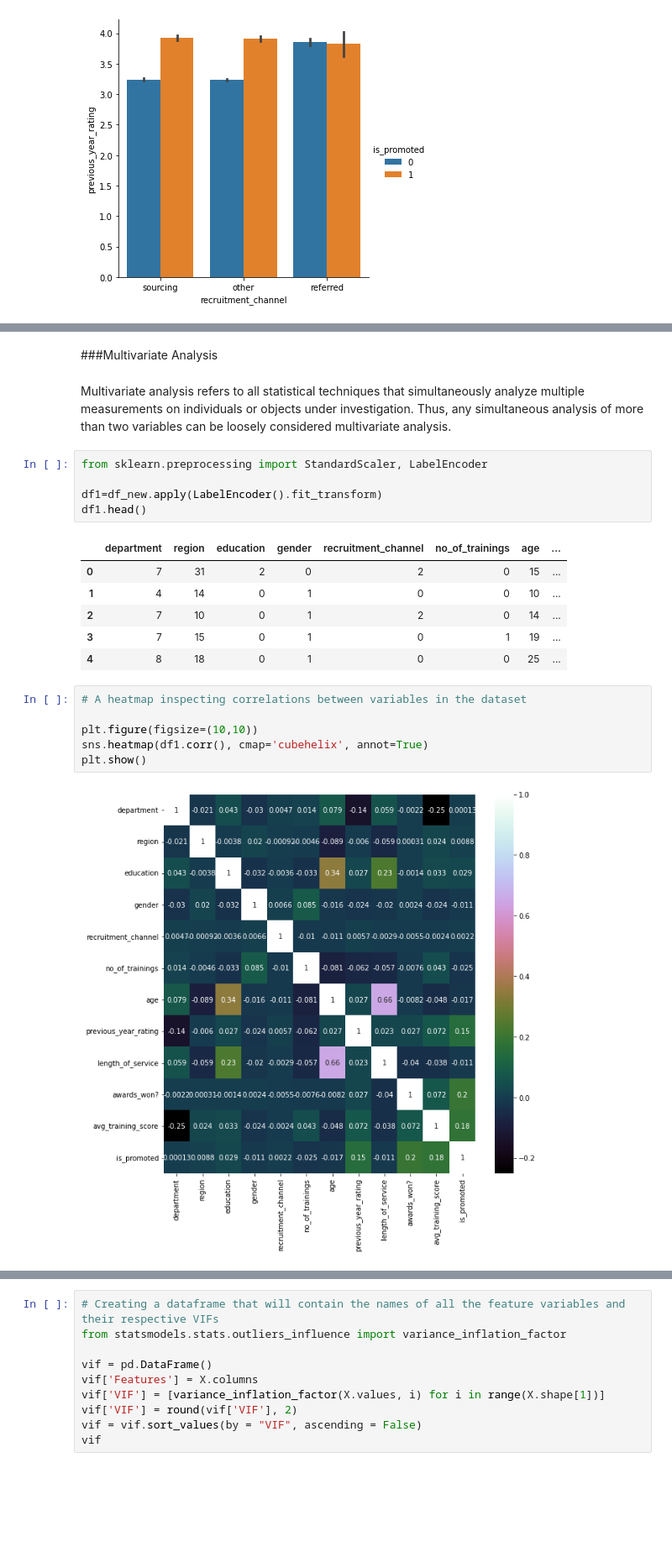
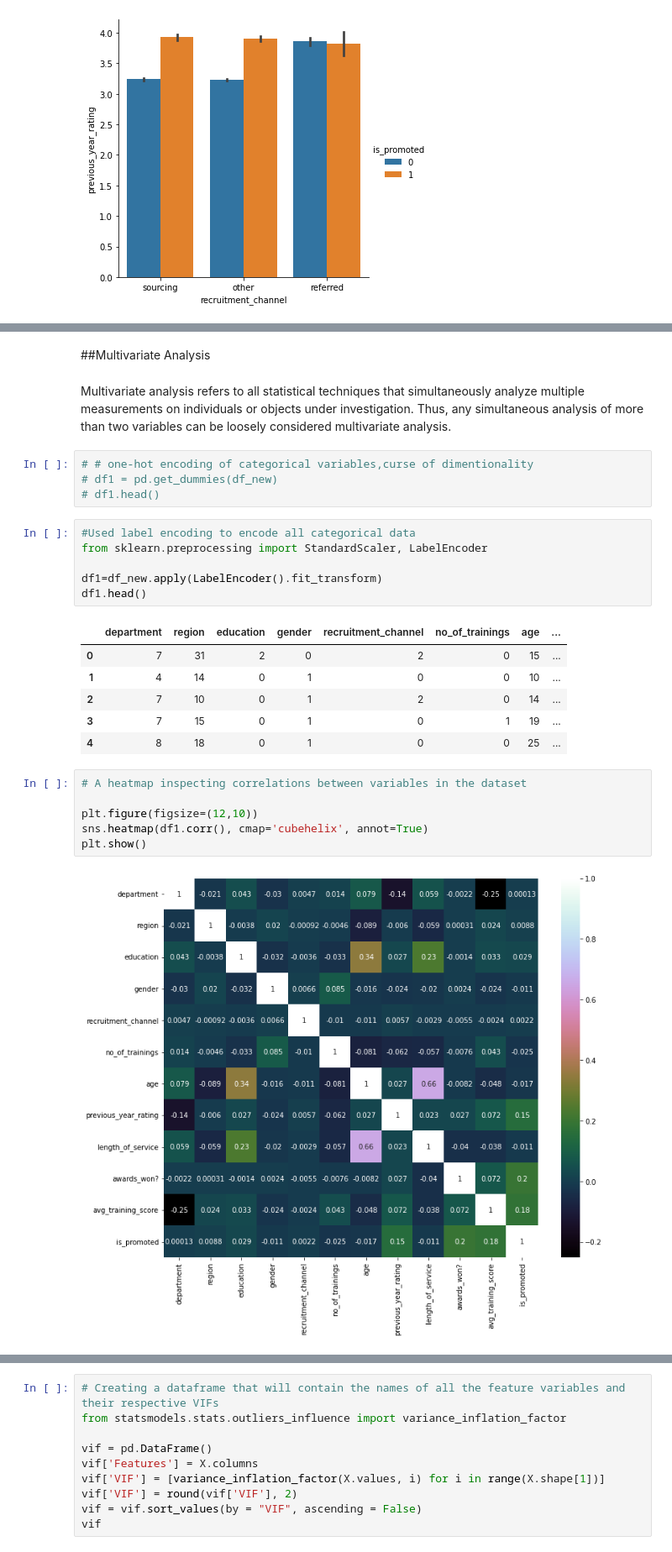
Before and after one commit to deelilah/HR-Promotion, a Jupyter notebook: TM_Assessment_with_MTA.ipynb, the cells around one changed output, grey strips where cells are left out. Shown at 84% size. Cells and saved outputs as stored; diff of their text form; blank space fills up the shorter version.

```diff
--- a/TM_Assessment_with_MTA.ipynb
+++ b/TM_Assessment_with_MTA.ipynb
@@ -346,10 +413,15 @@ plt.show()
 # %% [markdown]
-###Multivariate Analysis
+##Multivariate Analysis
 # %% [markdown]
 Multivariate analysis refers to all statistical techniques that simultaneously analyze
 multiple measurements on individuals or objects under investigation. Thus, any simultaneous analysis of more than
 two variables can be loosely considered multivariate analysis.
+# %%
+# # one-hot encoding of categorical variables,curse of dimentionality
+# df1 = pd.get_dummies(df_new)
+# df1.head()
 # %%
+#Used label encoding to encode all categorical data
 from sklearn.preprocessing import StandardScaler, LabelEncoder
 
 df1=df_new.apply(LabelEncoder().fit_transform)
@@ -364,8 +436,8 @@ df1.head()
 # %%
 # A heatmap inspecting correlations between variables in the dataset
 
-plt.figure(figsize=(10,10))
+plt.figure(figsize=(12,10))
 sns.heatmap(df1.corr(), cmap='cubehelix', annot=True)
 plt.show()
 # %% [output]
-[figure, old version]
+[figure, new version]
```
Also changed, not shown: parts of 39 cells of this notebook.
